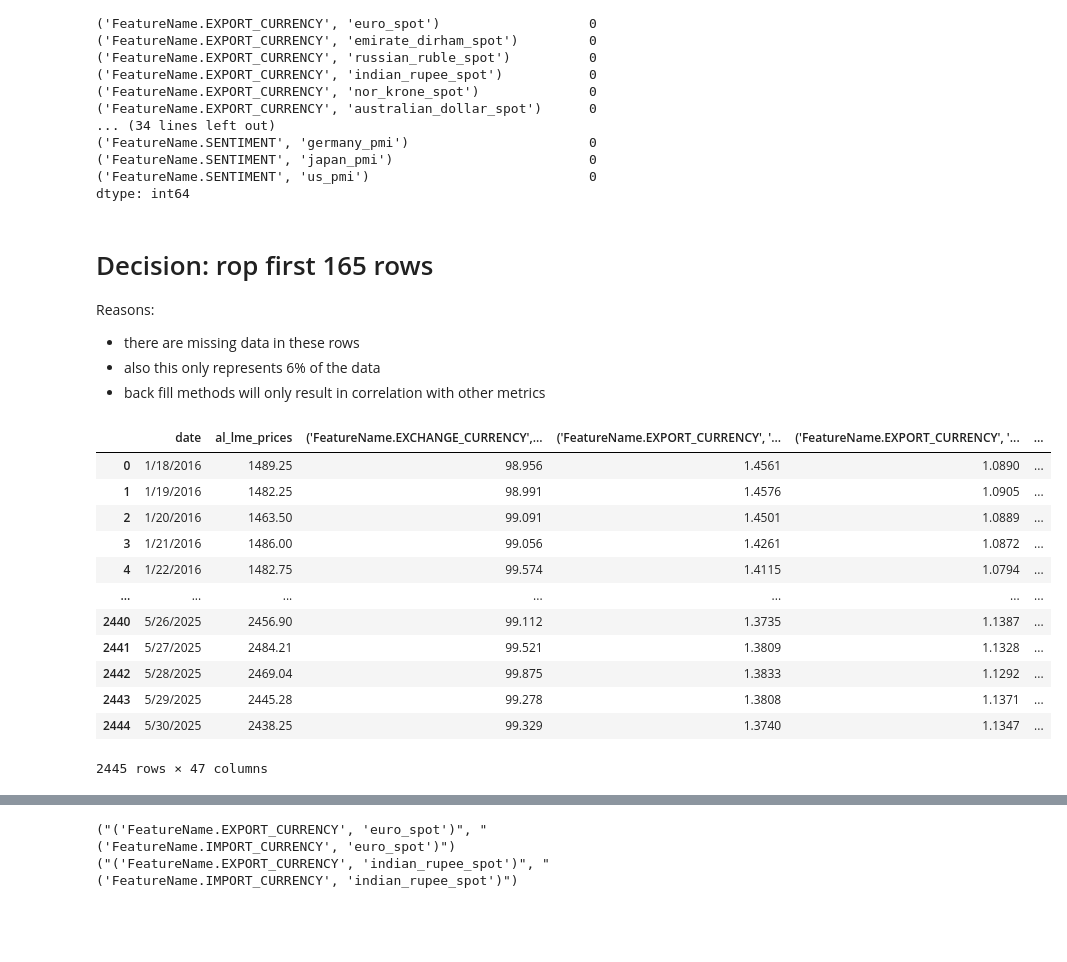
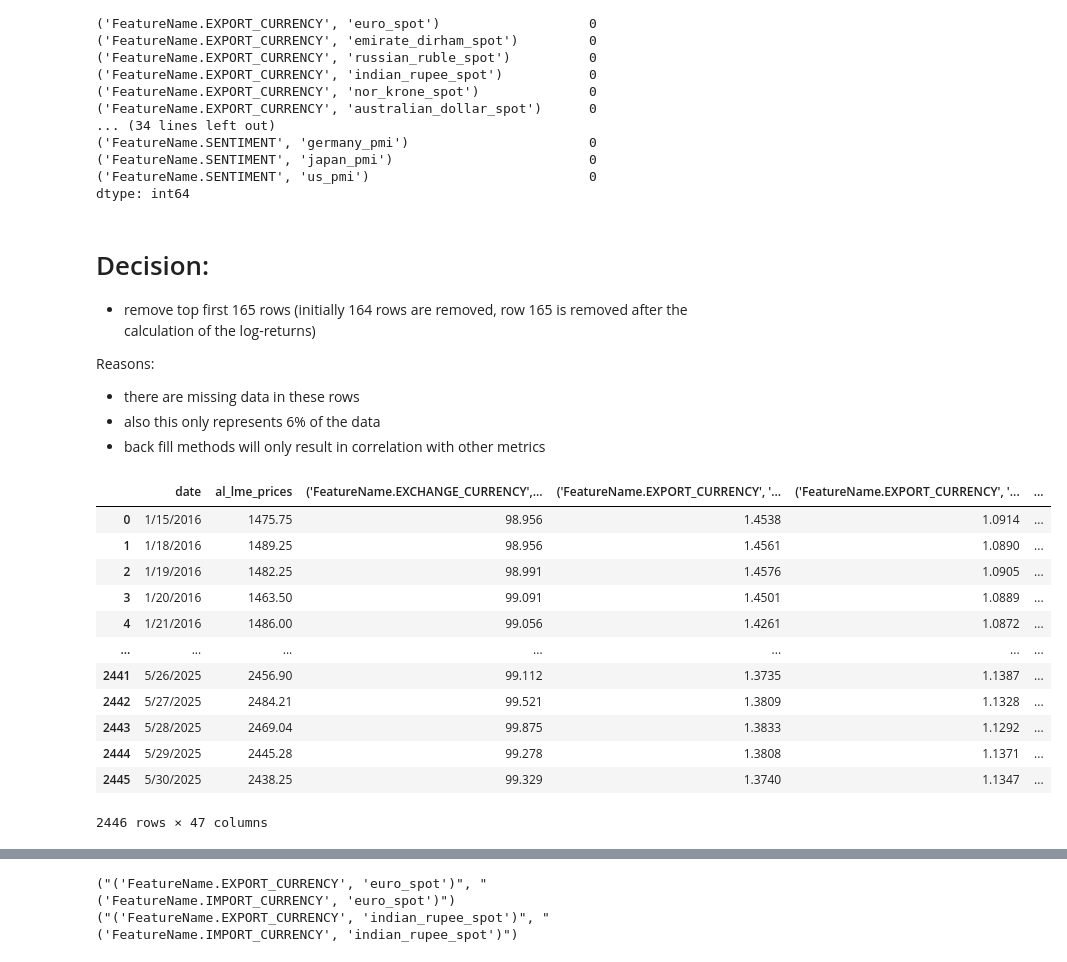
Before and after one commit to panstenos/Commodity-Optionality-Pricing-UCL-Dissertation, a Jupyter notebook: Data/EDA.ipynb, the cells around one changed output, grey strips where cells are left out. Saved outputs shown, nothing was run; the diff lists cells and outputs as text; code cells hidden in the pictures; blank space fills up the shorter version.

```diff
--- a/Data/EDA.ipynb
+++ b/Data/EDA.ipynb
@@ -62,29 +65,32 @@ al_lme_prices                                                  0
 ('FeatureName.SENTIMENT', 'us_pmi')                            0
 dtype: int64
 # %% [markdown]
-# Decision: rop first 165 rows
+# Decision:
+- remove top first 165 rows
+(initially 164 rows are removed, row 165 is removed after the calculation of the log-returns)
+
 Reasons:
 - there are missing data in these rows
 - also this only represents 6% of the data
 - back fill methods will only result in correlation with other metrics
 # %%
-df_trimmed = df.iloc[165:].copy()
-df_trimmed.reset_index(drop=True, inplace=True)
-df_trimmed
+df = df.iloc[164:].copy()
+df.reset_index(drop=True, inplace=True)
+df
 # %% [output]
 |  | date | al_lme_prices | ('FeatureName.EXCHANGE_CURRENCY',... | ('FeatureName.EXPORT_CURRENCY', '... | ('FeatureName.EXPORT_CURRENCY', '... | ... |
-| 0 | 1/18/2016 | 1489.25 | 98.956 | 1.4561 | 1.0890 | ... |
-| 1 | 1/19/2016 | 1482.25 | 98.991 | 1.4576 | 1.0905 | ... |
-| 2 | 1/20/2016 | 1463.50 | 99.091 | 1.4501 | 1.0889 | ... |
-| 3 | 1/21/2016 | 1486.00 | 99.056 | 1.4261 | 1.0872 | ... |
-| 4 | 1/22/2016 | 1482.75 | 99.574 | 1.4115 | 1.0794 | ... |
+| 0 | 1/15/2016 | 1475.75 | 98.956 | 1.4538 | 1.0914 | ... |
+| 1 | 1/18/2016 | 1489.25 | 98.956 | 1.4561 | 1.0890 | ... |
+| 2 | 1/19/2016 | 1482.25 | 98.991 | 1.4576 | 1.0905 | ... |
+| 3 | 1/20/2016 | 1463.50 | 99.091 | 1.4501 | 1.0889 | ... |
+| 4 | 1/21/2016 | 1486.00 | 99.056 | 1.4261 | 1.0872 | ... |
 | ... | ... | ... | ... | ... | ... | ... |
-| 2440 | 5/26/2025 | 2456.90 | 99.112 | 1.3735 | 1.1387 | ... |
-| 2441 | 5/27/2025 | 2484.21 | 99.521 | 1.3809 | 1.1328 | ... |
-| 2442 | 5/28/2025 | 2469.04 | 99.875 | 1.3833 | 1.1292 | ... |
-| 2443 | 5/29/2025 | 2445.28 | 99.278 | 1.3808 | 1.1371 | ... |
-| 2444 | 5/30/2025 | 2438.25 | 99.329 | 1.3740 | 1.1347 | ... |
+| 2441 | 5/26/2025 | 2456.90 | 99.112 | 1.3735 | 1.1387 | ... |
+| 2442 | 5/27/2025 | 2484.21 | 99.521 | 1.3809 | 1.1328 | ... |
+| 2443 | 5/28/2025 | 2469.04 | 99.875 | 1.3833 | 1.1292 | ... |
+| 2444 | 5/29/2025 | 2445.28 | 99.278 | 1.3808 | 1.1371 | ... |
+| 2445 | 5/30/2025 | 2438.25 | 99.329 | 1.3740 | 1.1347 | ... |
-2445 rows × 47 columns
+2446 rows × 47 columns
 # %%
 def net_absolute_difference(column1, column2):
     curSum = 0
```
Also changed, not shown: parts of 13 cells of this notebook, 1 other file.
